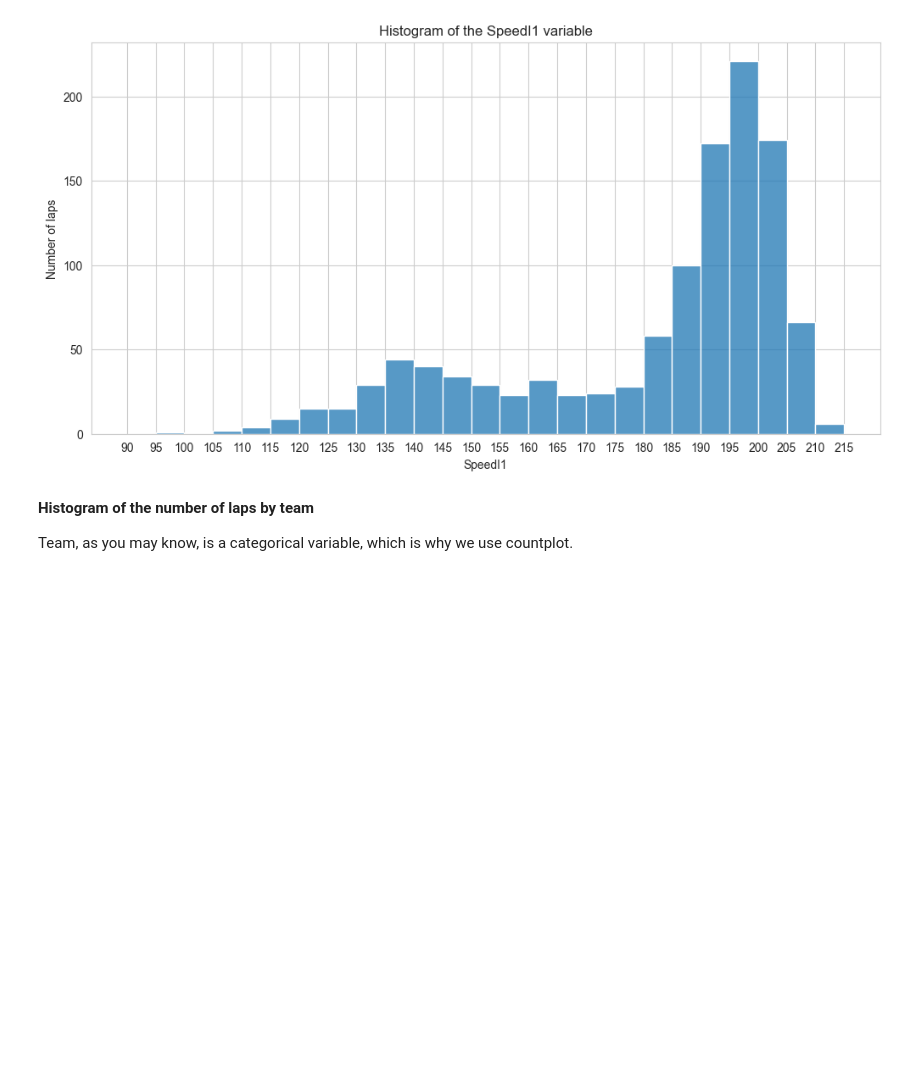
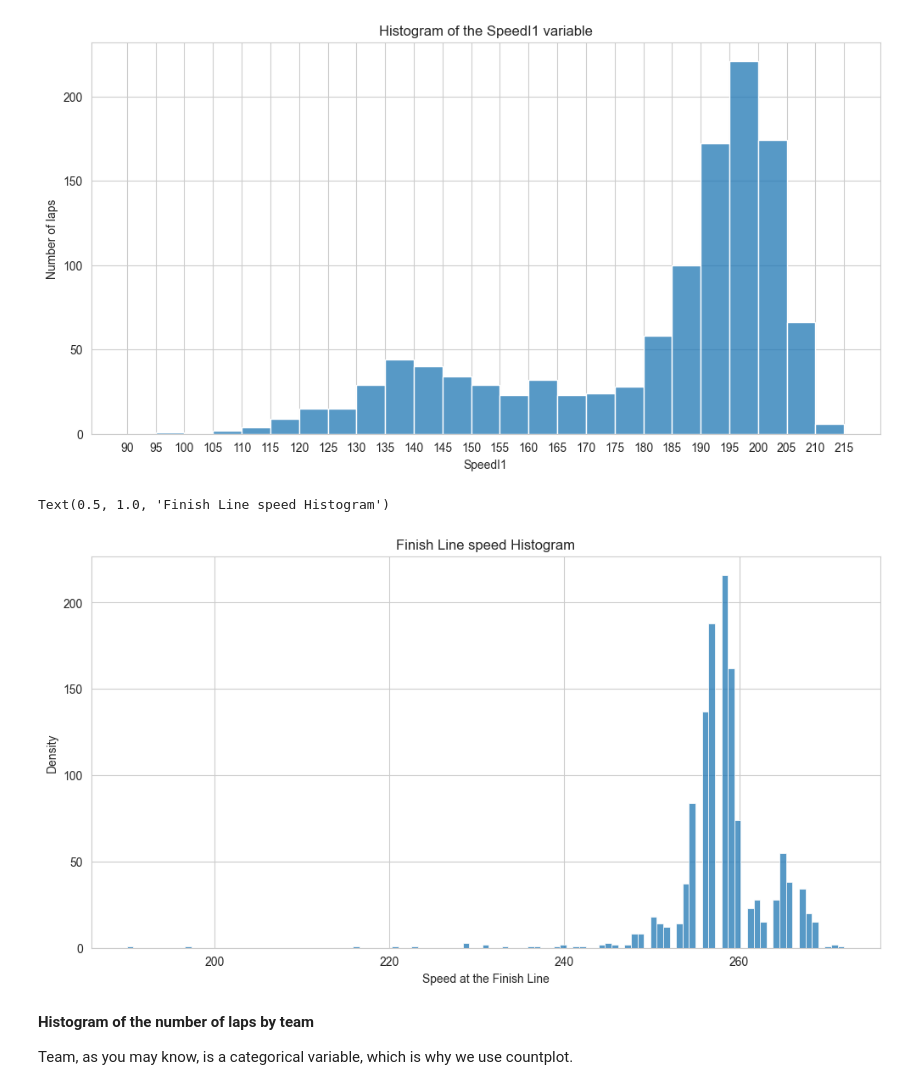
Before and after one commit to NigelXheri/Sistemas-Inteligentes, a Jupyter notebook: prácticas/Lab2/Lab2.3-Visualization.ipynb, the cells around one changed output. Drawn from its saved outputs; the diff is of its cells as text; code cells hidden in the pictures; blank space fills up the shorter version.

```diff
--- a/prácticas/ENG/Lab2/Lab2.3-Visualization.ipynb
+++ b/prácticas/Lab2/Lab2.3-Visualization.ipynb
@@ -194,6 +148,16 @@ hist.set_title('Histogram of the ''SpeedI1'' variable')
 # %% [output]
 Text(0.5, 1.0, 'Histogram of the SpeedI1 variable')
 [figure]
+# %%
+plt.figure(figsize=fig_size)
+max_range = int(data['SpeedFL'].max())
+hist = sns.histplot(data = data, x = 'SpeedFL')
+hist.set_xlabel("Speed at the Finish Line")
+hist.set_ylabel("Density")
+hist.set_title("Finish Line speed Histogram")
+# %% [output]
+Text(0.5, 1.0, 'Finish Line speed Histogram')
+[figure, added]
 # %% [markdown]
 **Histogram of the number of laps by team**
 
```
Also changed, not shown: parts of 25 cells of this notebook, 9 other files.
